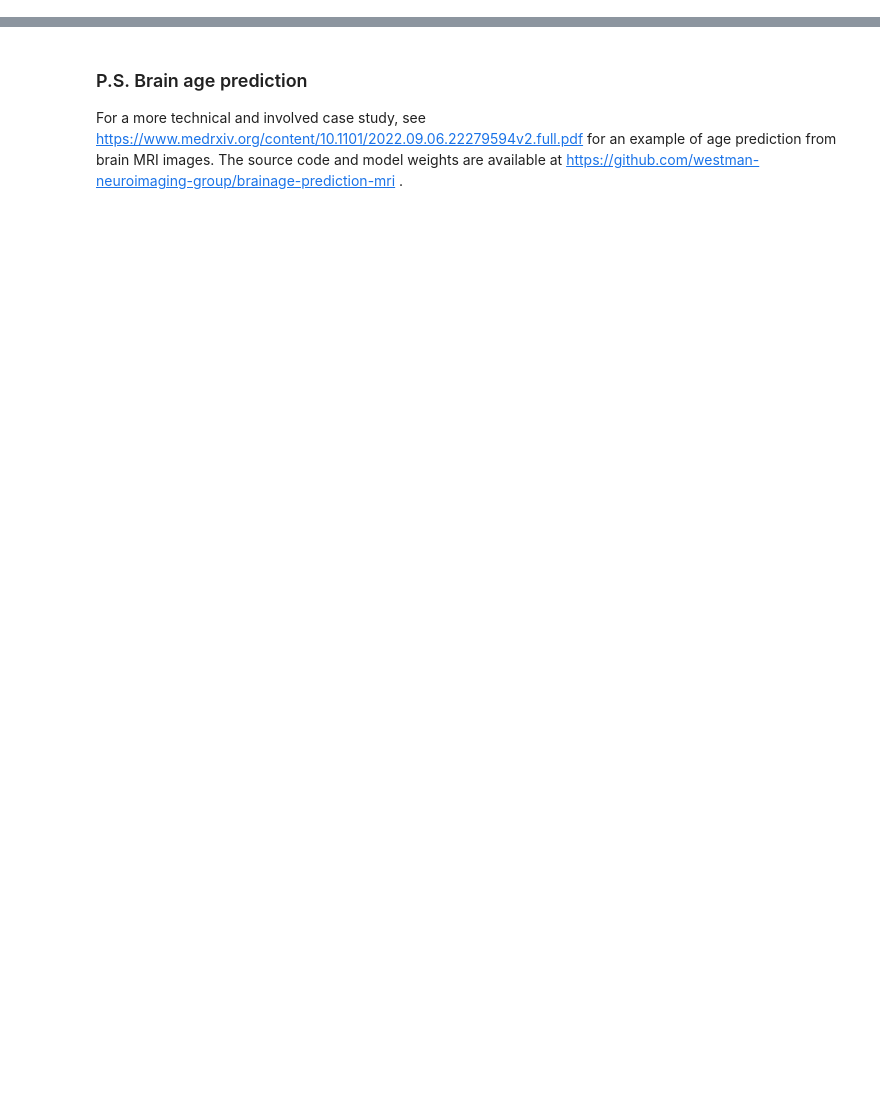
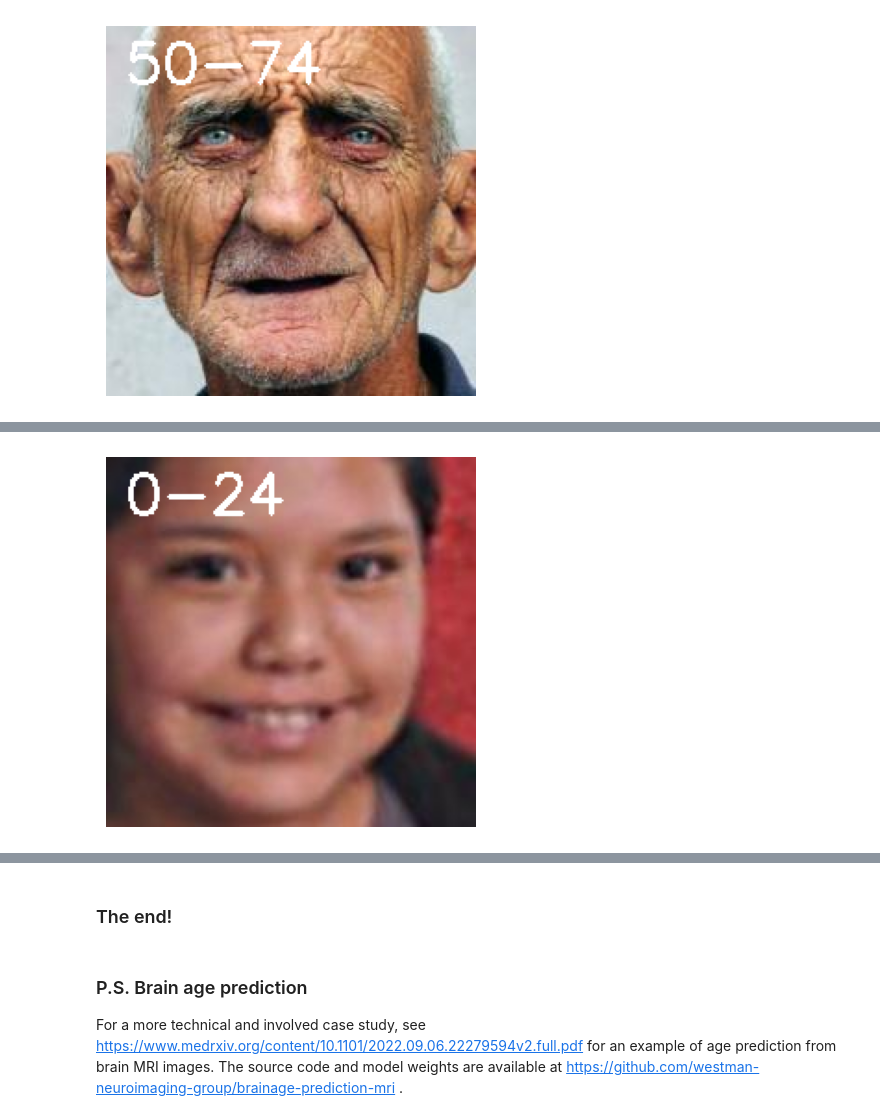
Before and after one commit to hastingslab-org/hastingslab-org.github.io, a Jupyter notebook: training/image-faceage/Image-AgePrediction.ipynb, the cells around one changed output, grey strips where cells are left out. Saved outputs shown, nothing was run; the diff lists cells and outputs as text; code cells hidden in the pictures; blank space fills up the shorter version.

```diff
--- a/training/image-faceage/Image-AgePrediction.ipynb
+++ b/training/image-faceage/Image-AgePrediction.ipynb
@@ -12,0 +297,3 @@ pip install -r requirements.txt
+# %%
+# load weights of model with best validation accuracy
+model.load_weights("weights.best.keras")
@@ -12,0 +334,45 @@ pip install -r requirements.txt
+# %%
+def predict_on_image(img_path):
+
+    #Preprocess image
+    preprocessed_img=image_preprocessing(img_path)
+
+    #Reshape
+    reshaped_img=np.reshape(preprocessed_img,(1,img_height,img_width,3))
+
+    # Passing the img to the model and get the predicted probabilities
+    predicted_labels_probabilities=model.predict(reshaped_img)
+    # Get the class index with highest probability.
+    class_index=np.argmax(predicted_labels_probabilities)
+    #Get age class
+    age_class=str(class_index*25)+"-"+str((class_index+1)*25-1)
+
+    return age_class
+# %%
+# New path of the sample image dataset
+new_sample_dir = "test_examples"
+
+# All sample image names in the new directory
+new_sample_img_names = os.listdir(new_sample_dir)
+
+for counter, new_sample_img_name in enumerate(new_sample_img_names):
+    # Path of the selected image
+    new_sample_path = os.path.join(new_sample_dir, new_sample_img_name)
+
+    # Get the prediction
+    predicted_age_class = predict_on_image(new_sample_path)
+
+    # Read sample image in BGR format
+    new_sample_img_bgr = cv2.imread(new_sample_path)
+
+    # Convert it into RGB format
+    new_sample_img_rgb = cv2.cvtColor(new_sample_img_bgr, cv2.COLOR_BGR2RGB)
+
+    # Write predicted age class on top of the image
+    cv2.putText(new_sample_img_rgb, predicted_age_class, (10, 30), cv2.FONT_HERSHEY_SIMPLEX, 1, (255, 255, 255), 2)
+
+    # Display the selected image
+    plt.imshow(new_sample_img_rgb)
+    plt.axis('off')
+    plt.show()
+# %% [output]
@@ -12,0 +380 @@ pip install -r requirements.txt
+[figure, added]
@@ -12,0 +382 @@ pip install -r requirements.txt
+[figure, added]
@@ -13,3 +387,5 @@ pip install -r requirements.txt
+# %% [markdown]
+### The end!
 # %% [markdown]
 ### P.S. Brain age prediction
 
```
Also changed, not shown: parts of 18 cells of this notebook.
